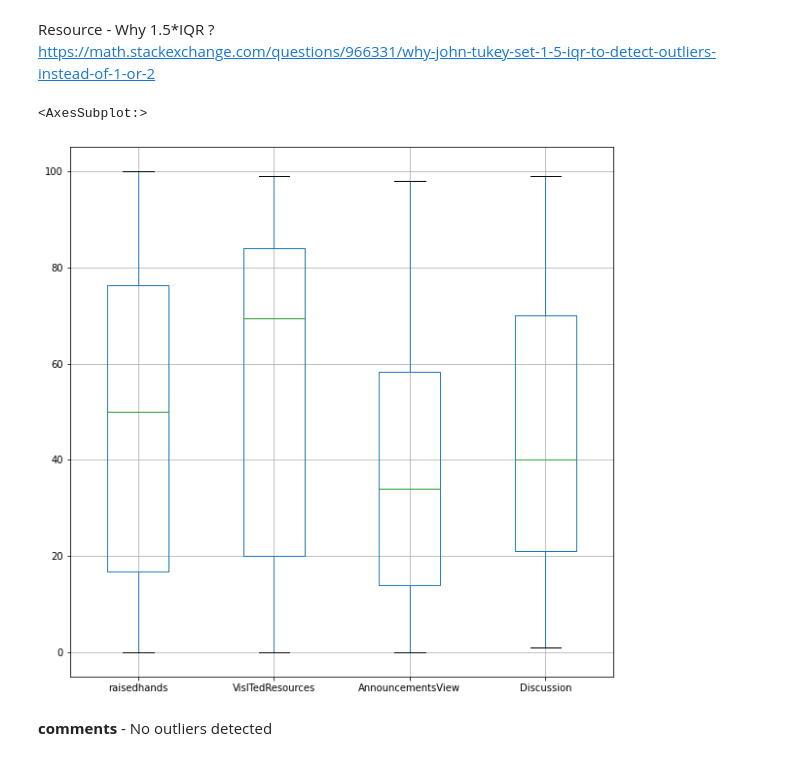
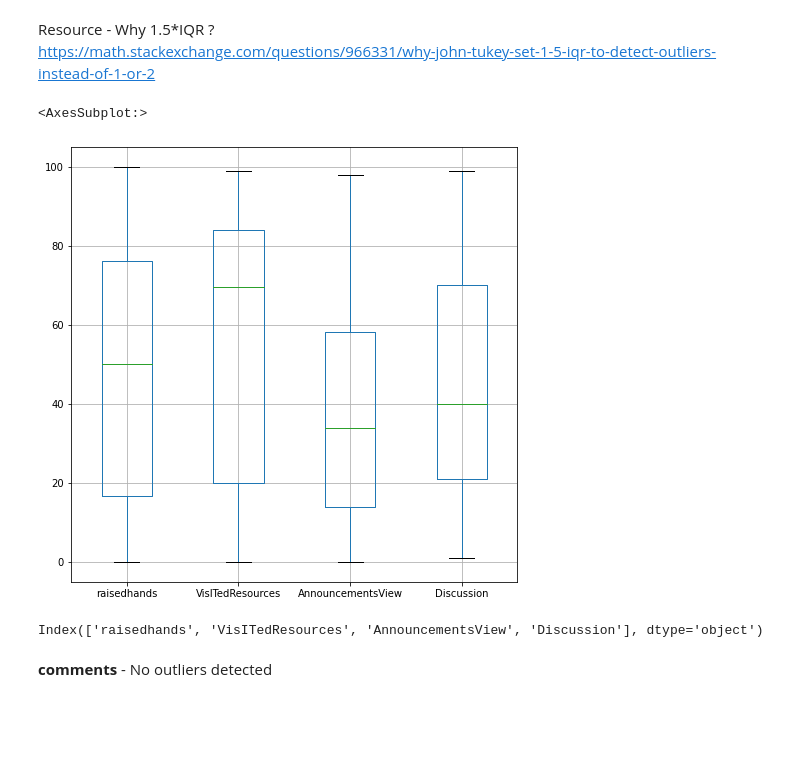
Before and after one commit to himanshudce/ML, a Jupyter notebook: Pre_Processing.ipynb, the cells around one changed output. Saved outputs shown, nothing was run; the diff lists cells and outputs as text; code cells hidden in the pictures; blank space fills up the shorter version.

```diff
--- a/Pre_Processing.ipynb
+++ b/Pre_Processing.ipynb
@@ -12,7 +17,7 @@ import numpy as np
 import matplotlib.pyplot as plt
 import seaborn as sn
 import pickle
-
+import json
 
 # sklearn libraries
 from sklearn.model_selection import train_test_split
@@ -33,6 +38,10 @@ from sklearn.preprocessing import LabelEncoder
 # scipy
 from scipy.stats import boxcox
 from scipy.stats import skew
+
+
+# fixed Variables
+Random_State = 0
 # %% [markdown]
 # Supporting Functions
 # %%
@@ -389,10 +402,15 @@ Resource - Why 1.5*IQR ?\
 https://math.stackexchange.com/questions/966331/why-john-tukey-set-1-5-iqr-to-detect-outliers-instead-of-1-or-2
 # %%
 # all box plots together
-train[train_numeric.columns].boxplot(figsize=(10,10))
+train[train_numeric.columns].boxplot(figsize=(8,8))
+# sn.boxplot(train[train_numeric.columns])
 # %% [output]
 <AxesSubplot:>
-[figure, old version]
+[figure, new version]
+# %%
+train_numeric.columns
+# %% [output]
+Index(['raisedhands', 'VisITedResources', 'AnnouncementsView', 'Discussion'], dtype='object')
 # %% [markdown]
 **comments** - No outliers detected
 # %% [markdown]
```
Also changed, not shown: parts of 20 cells of this notebook, 21 other files.
